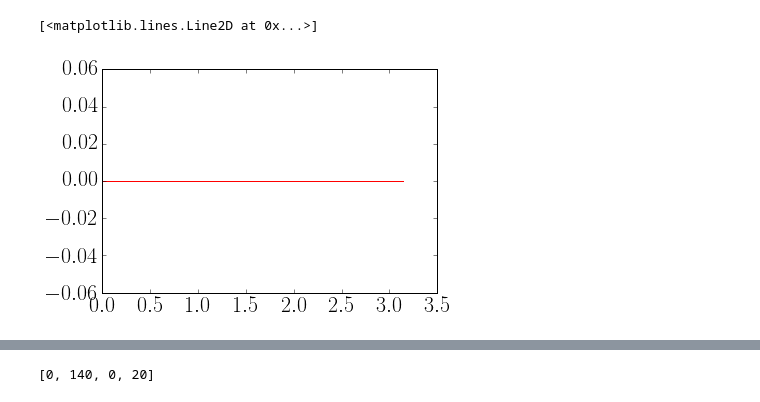
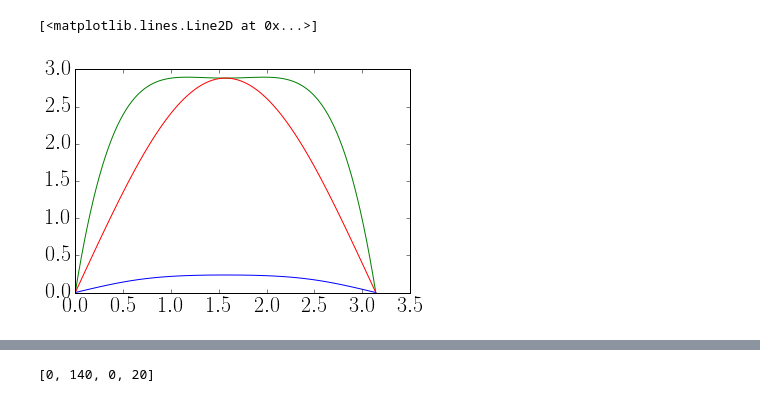
Before and after one commit to reand705/IGP, a Jupyter notebook: Method_Of_LinesIGP_MAX.ipynb, the cells around one changed output, grey strips where cells are left out. Cells and saved outputs as stored; diff of their text form; code cells hidden in the pictures.

```diff
--- a/Method_Of_LinesIGP_MAX.ipynb
+++ b/Method_Of_LinesIGP_MAX.ipynb
@@ -23,8 +23,8 @@ Already using adimensionlization
 
 #Discretização
 M = 101 #espaço
-N = 200000 #tempo
-Tmax = 20000.0
+N = 20000 #tempo
+Tmax = 1000.0
 # %%
 # -------------------- Funcional Response - IGP
 
@@ -260,30 +261,30 @@ np.save('Method_Of_LinesIGP_amplitude=%d,l = %.3f,DR=%.3f,D1=%.3f,D2=%.3f,mu=%.3
 # %%
 #plot no espaço
-l = 3 + 0.12*3
-mu = 0.7 + 0.13*4
+l = 0.5 + 0.125*4
+mu = 15
 m1 = 1.05
 m2 = 0.95
-gamma = 1.4
-alpha = 0.9
-beta = 0.9
-amplitude = 10
-D1 = 2.0
-D2 = 8.0
-DR = 0.0
+gamma = 0.5
+alpha = 1
+beta = 8
+amplitude = 1
+D1 = 1.0
+D2 = 5.0
+DR = 1.0
 
-sol = np.load('Method_Of_LinesIGP_amplitude=%d,l = %.3f,DR=%.3f,D1=%.3f,D2=%.3f,mu=%.3f,gamma=%.3f.npy'
-            % (amplitude,l,DR,D1,D2,mu,gamma))
+#sol = np.load('Method_Of_LinesIGP_amplitude=%d,l = %.3f,DR=%.3f,D1=%.3f,D2=%.3f,mu=%.3f,gamma=%.3f,beta =%.3f.npy'
+         #       % (amplitude,l,DR,D1,D2,mu,gamma,beta))
 
 R = np.transpose(sol[:,0:M])
 C1 = np.transpose(sol[:,M:2*(M)])
 C2 = np.transpose(sol[:,2*(M):])
 x = np.linspace(0,np.pi,M)
 plt.plot(x,R[0:M,-20],color = 'green')
 plt.plot(x,C1[0:M,-20],color = 'blue')
 plt.plot(x,C2[0:M,-20],color = 'red')
 
 #plt.axis([0,np.pi,0,10])
 # %% [output]
 [<matplotlib.lines.Line2D at 0x...>]
-[figure, old version]
+[figure, new version]
 # %%
```
Also changed, not shown: parts of 5 cells of this notebook, 1 other file.
